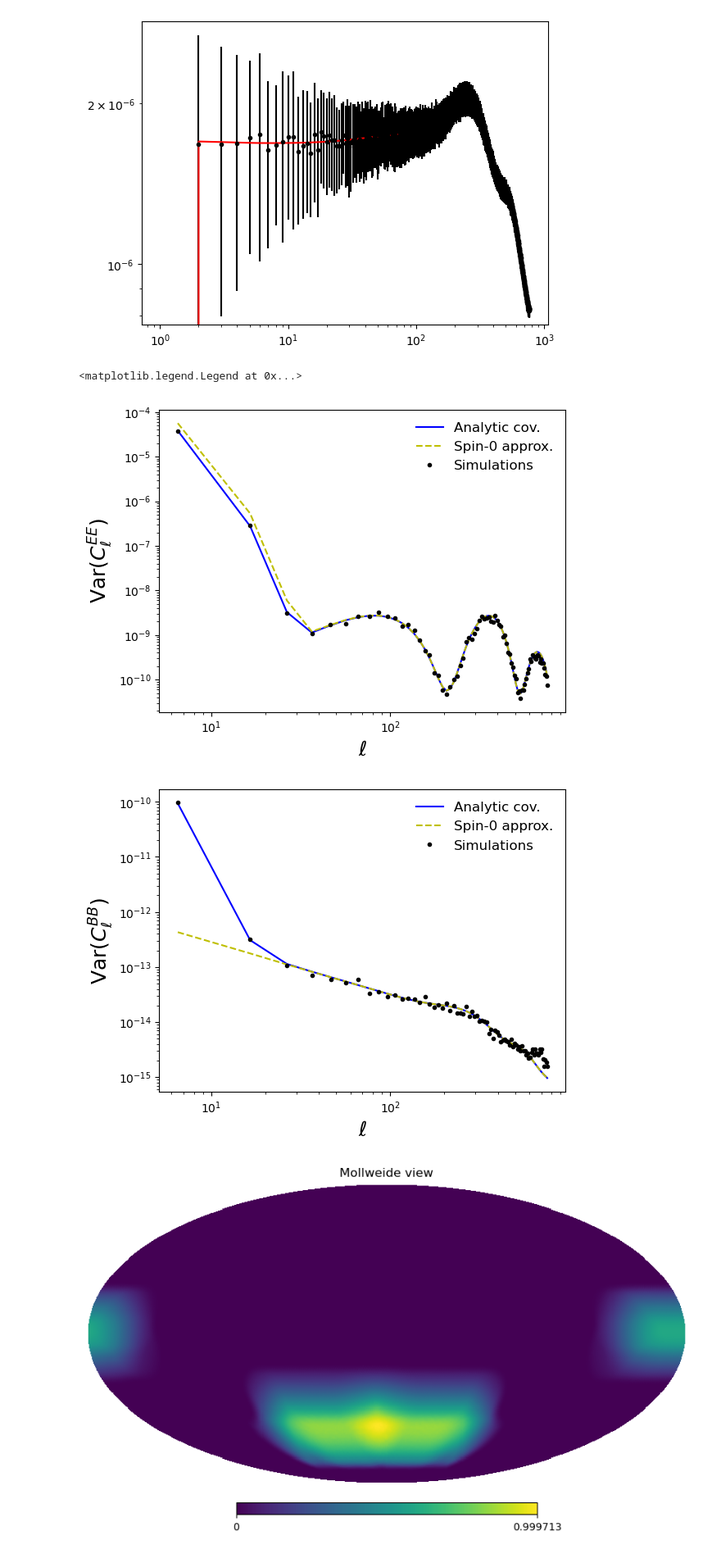
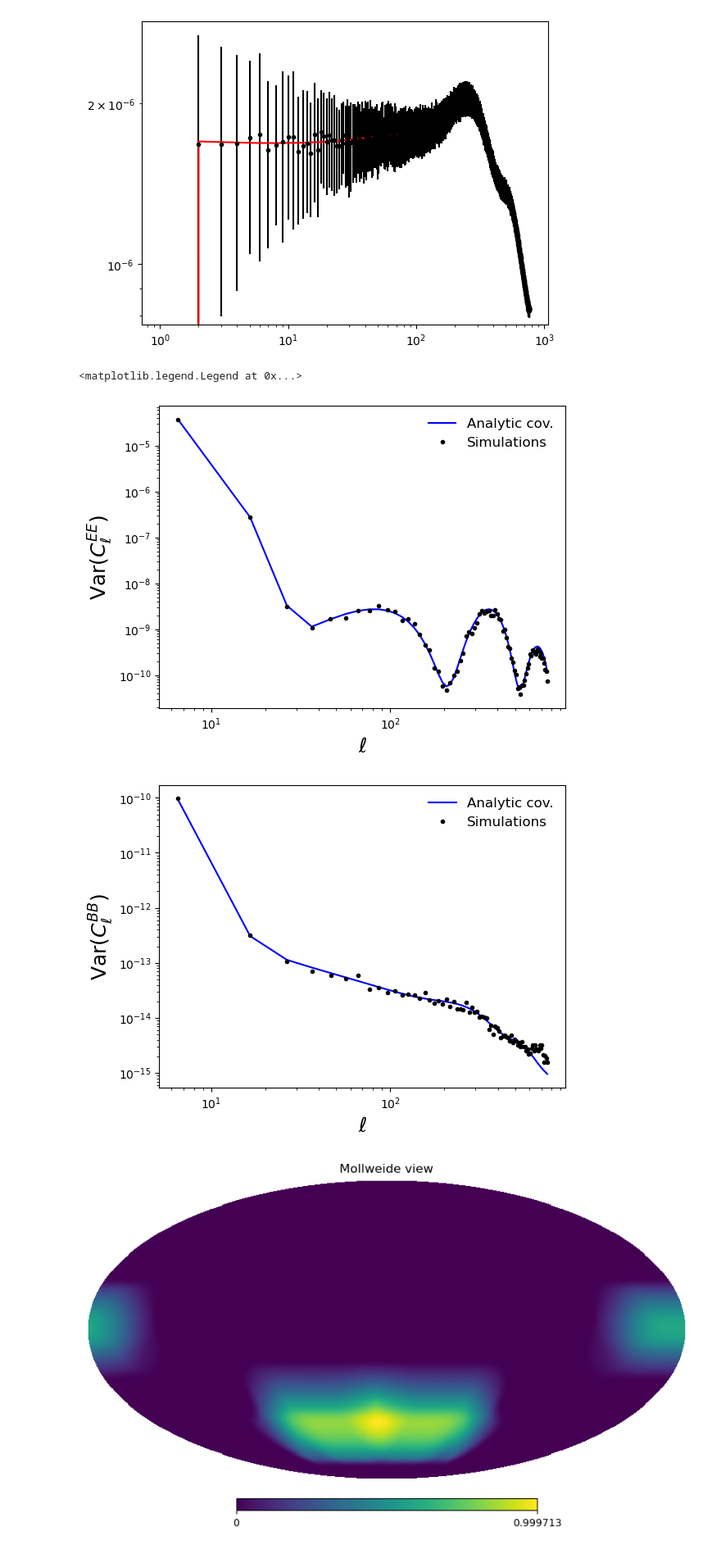
Before and after one commit to simonsobs/Curlicast, a Jupyter notebook: covariance_validation/CovarValidationSignal.ipynb, the cells around one changed output. Shown: that part at 82% size. Cells and saved outputs as stored; diff of their text form; code cells hidden in the pictures.

```diff
--- a/covariance_validation/CovarValidationSignal.ipynb
+++ b/covariance_validation/CovarValidationSignal.ipynb
@@ -111,27 +111,27 @@ cov_bb_sp0 = nmt.gaussian_covariance(cw_sp0, 0, 0, 0, 0,
 # %%
 plt.figure()
 plt.plot(leff, np.diag(cov_sp2[:, 0, :, 0]), 'b-', label='Analytic cov.')
-plt.plot(leff, np.diag(cov_ee_sp0), 'y--', label='Spin-0 approx.')
+#plt.plot(leff, np.diag(cov_ee_sp0), 'y--', label='Spin-0 approx.')
 plt.plot(leff, np.std(cls[:, 0, :], axis=0)**2, 'k.', label='Simulations')
 plt.xscale('log')
 plt.yscale('log')
 plt.xlabel(r'$\ell$', fontsize=18)
 plt.ylabel(r'${\rm Var}(C^{EE}_\ell)$', fontsize=18)
 plt.legend(frameon=False, fontsize=12)
 
 plt.figure()
 plt.plot(leff, np.diag(cov_sp2[:, 3, :, 3]), 'b-', label='Analytic cov.')
-plt.plot(leff, np.diag(cov_bb_sp0), 'y--', label='Spin-0 approx.')
+#plt.plot(leff, np.diag(cov_bb_sp0), 'y--', label='Spin-0 approx.')
 plt.plot(leff, np.std(cls[:, 3, :], axis=0)**2, 'k.', label='Simulations')
 plt.xscale('log')
 plt.yscale('log')
 plt.xlabel(r'$\ell$', fontsize=18)
 plt.ylabel(r'${\rm Var}(C^{BB}_\ell)$', fontsize=18)
 plt.legend(frameon=False, fontsize=12)
 # %% [output]
 <matplotlib.legend.Legend at 0x...>
-[figure, old version]
+[figure, new version]
-[figure, old version]
+[figure, new version]
 # %%
 hp.mollview(mask)
 # %% [output]
```
Also changed, not shown: 2 other files.
